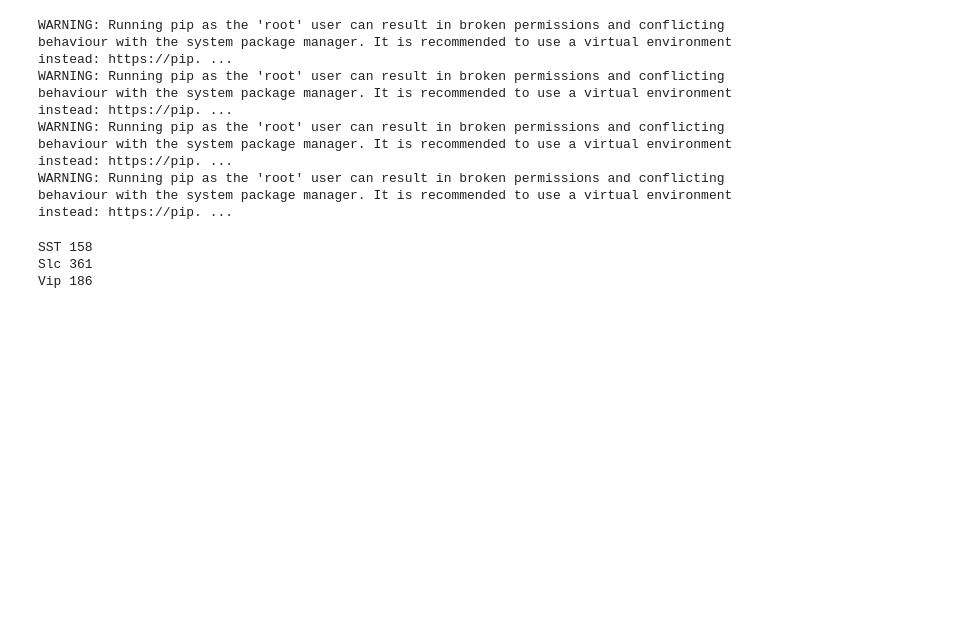
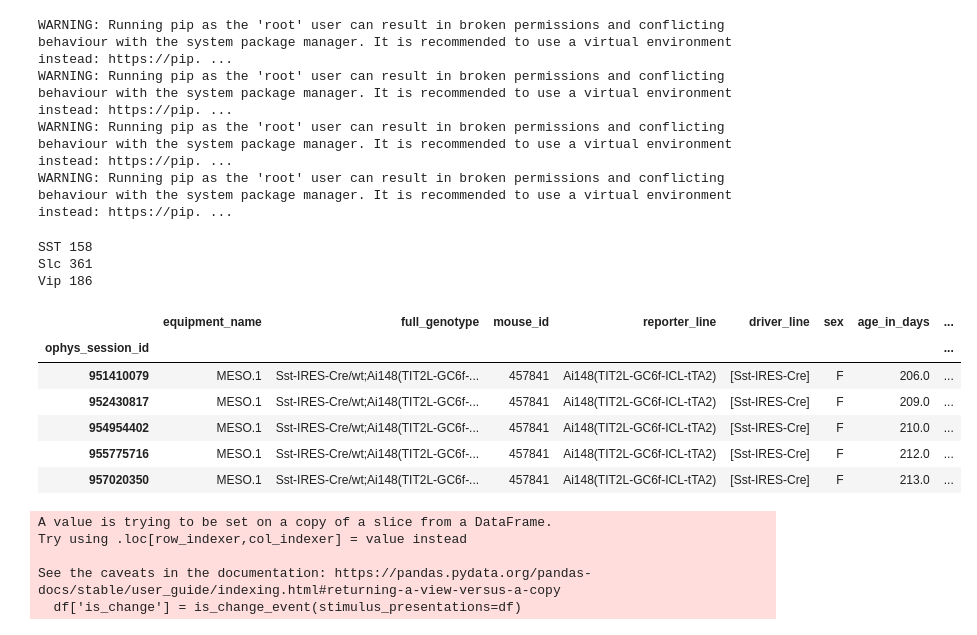
Before and after one commit to Yannan-Chen/allenVisualBehaviorOphys, a Jupyter notebook: dataLoader.ipynb, the cells around one changed output. Cells and saved outputs as stored; diff of their text form; code cells hidden in the pictures; blank space fills up the shorter version.

```diff
--- a/dataLoader.ipynb
+++ b/dataLoader.ipynb
@@ -48,4 +49,15 @@ print('Vip', len(session_vip))
 SST 158
 Slc 361
 Vip 186
+# %%
+sst_sessions = np.unique(np.array(session_sst.index))
+session_sst.head()
+# %% [output]
+|  | equipment_name | full_genotype | mouse_id | reporter_line | driver_line | sex | age_in_days | ... |
+| ophys_session_id |  |  |  |  |  |  |  | ... |
+| 951410079 | MESO.1 | Sst-IRES-Cre/wt;Ai148(TIT2L-GC6f-... | 457841 | Ai148(TIT2L-GC6f-ICL-tTA2) | [Sst-IRES-Cre] | F | 206.0 | ... |
+| 952430817 | MESO.1 | Sst-IRES-Cre/wt;Ai148(TIT2L-GC6f-... | 457841 | Ai148(TIT2L-GC6f-ICL-tTA2) | [Sst-IRES-Cre] | F | 209.0 | ... |
+| 954954402 | MESO.1 | Sst-IRES-Cre/wt;Ai148(TIT2L-GC6f-... | 457841 | Ai148(TIT2L-GC6f-ICL-tTA2) | [Sst-IRES-Cre] | F | 210.0 | ... |
+| 955775716 | MESO.1 | Sst-IRES-Cre/wt;Ai148(TIT2L-GC6f-... | 457841 | Ai148(TIT2L-GC6f-ICL-tTA2) | [Sst-IRES-Cre] | F | 212.0 | ... |
+| 957020350 | MESO.1 | Sst-IRES-Cre/wt;Ai148(TIT2L-GC6f-... | 457841 | Ai148(TIT2L-GC6f-ICL-tTA2) | [Sst-IRES-Cre] | F | 213.0 | ... |
 # %%
@@ -53,27 +65,39 @@ ophys_session_id = 854060305
 # %%
-neural_data = []
-ophys_experiment_ids = session_table.loc[ophys_session_id]['ophys_experiment_id']
-for ophys_experiment_id in ophys_experiment_ids:
-  this_experiment = cache.get_behavior_ophys_experiment(ophys_experiment_id)
+all_cell_specimen_id = []
+allNeural_data = []
+for ophys_session_id in sst_sessions[:5]:
 
-  this_experiment_neural_data = ophys.build_tidy_cell_df(this_experiment)
+  neural_data = []
+  ophys_experiment_ids = session_table.loc[ophys_session_id]['ophys_experiment_id']
+  for ophys_experiment_id in ophys_experiment_ids:
+    this_experiment = cache.get_behavior_ophys_experiment(ophys_experiment_id)
 
-  # add some columns with metadata for the experiment
-  metadata_keys = [
-      'ophys_experiment_id',
-      'ophys_session_id',
-      'targeted_structure',
-      'imaging_depth',
-      'equipment_name',
-      'cre_line',
-      'mouse_id',
-      'sex',
-  ]
-  for metadata_key in metadata_keys:
-    this_experiment_neural_data[metadata_key] = this_experiment.metadata[metadata_key]
+    this_experiment_neural_data = ophys.build_tidy_cell_df(this_experiment)
 
-  # append the data for this experiment to a list
-  neural_data.append(this_experiment_neural_data)
+    # add some columns with metadata for the experiment
+    metadata_keys = [
+        'ophys_experiment_id',
+        'ophys_session_id',
+        'targeted_structure',
+        'imaging_depth',
+        'equipment_name',
+        'cre_line',
+        'mouse_id',
+        'sex',
+    ]
+    for metadata_key in metadata_keys:
+      this_experiment_neural_data[metadata_key] = this_experiment.metadata[metadata_key]
 
-# concatate the list of dataframes into a single dataframe
-neural_data = pd.concat(neural_data)
+    # append the data for this experiment to a list
+    neural_data.append(this_experiment_neural_data)
+
+  # concatate the list of dataframes into a single dataframe
+  neural_data = pd.concat(neural_data)
+  allNeural_data += [neural_data]
+  all_cell_specimen_id += [neural_data.cell_specimen_id.unique()]
+# %% [output]
+A value is trying to be set on a copy of a slice from a DataFrame.
+Try using .loc[row_indexer,col_indexer] = value instead
+
+See the caveats in the documentation: https://pandas.pydata.org/pandas-docs/stable/user_guide/indexing.html#returning-a-view-versus-a-copy
+  df['is_change'] = is_change_event(stimulus_presentations=df)
```
Also changed, not shown: parts of 11 cells of this notebook.
